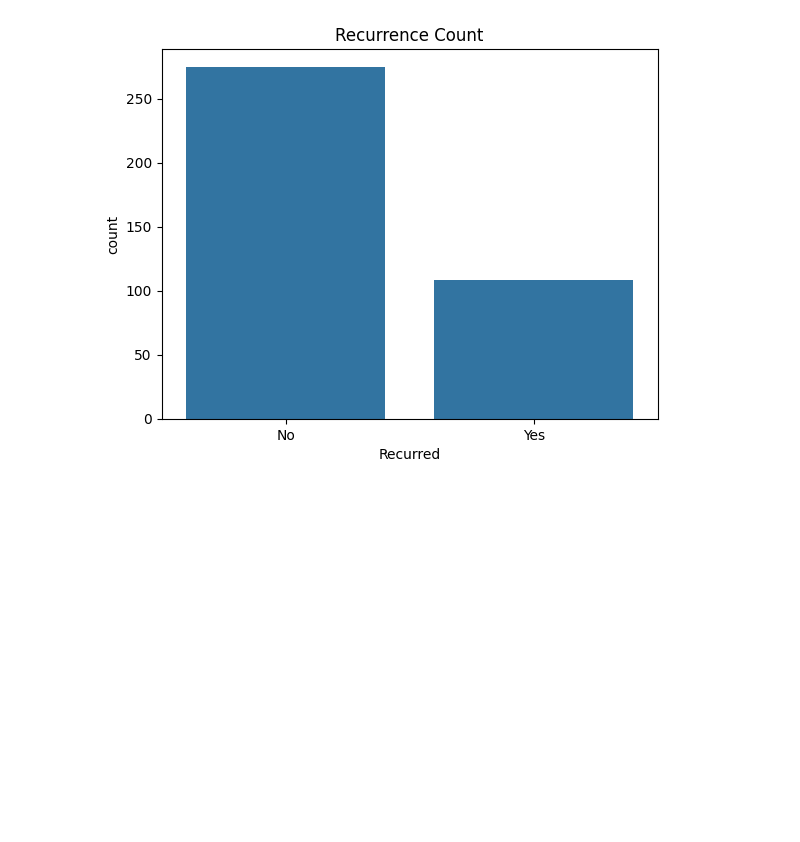
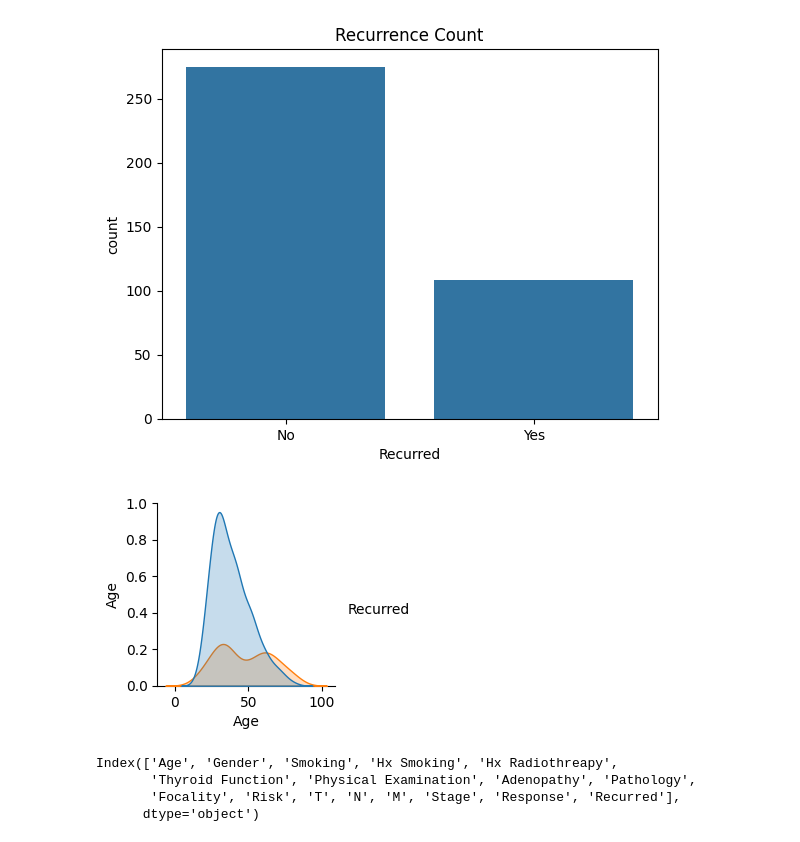
Before and after one commit to raakanaka/Learn-Machine-Learning, a Jupyter notebook: Throid_Cancer.ipynb, the cells around one changed output. Drawn from its saved outputs; the diff is of its cells as text; code cells hidden in the pictures; blank space fills up the shorter version.

```diff
--- a/Throid_Cancer.ipynb
+++ b/Throid_Cancer.ipynb
@@ -79,3 +79,15 @@ plt.title('Recurrence Count')
 plt.show()
 # %% [output]
 [figure]
+# %%
+sns.pairplot(df, hue='Recurred')
+plt.show()
+# %% [output]
+[figure, added]
+# %%
+print(df.columns)
+# %% [output]
+Index(['Age', 'Gender', 'Smoking', 'Hx Smoking', 'Hx Radiothreapy',
+       'Thyroid Function', 'Physical Examination', 'Adenopathy', 'Pathology',
+       'Focality', 'Risk', 'T', 'N', 'M', 'Stage', 'Response', 'Recurred'],
+      dtype='object')
```
Also changed, not shown: parts of 2 cells of this notebook.
